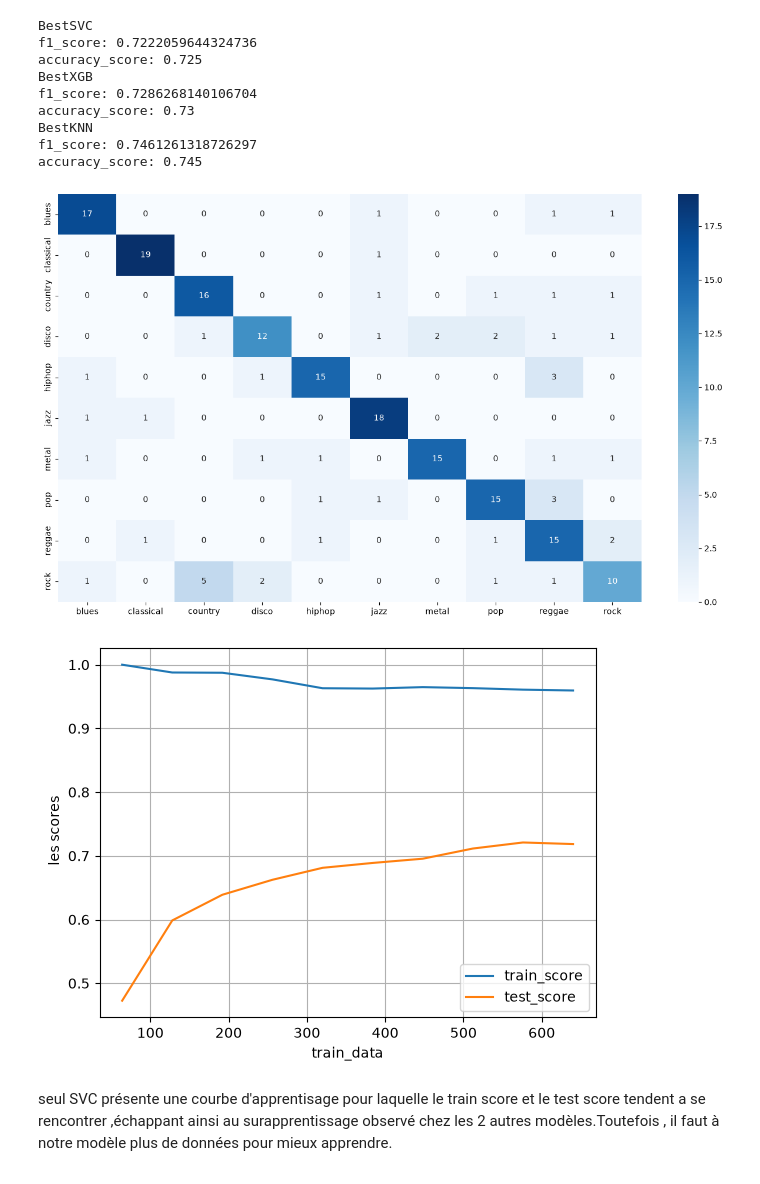
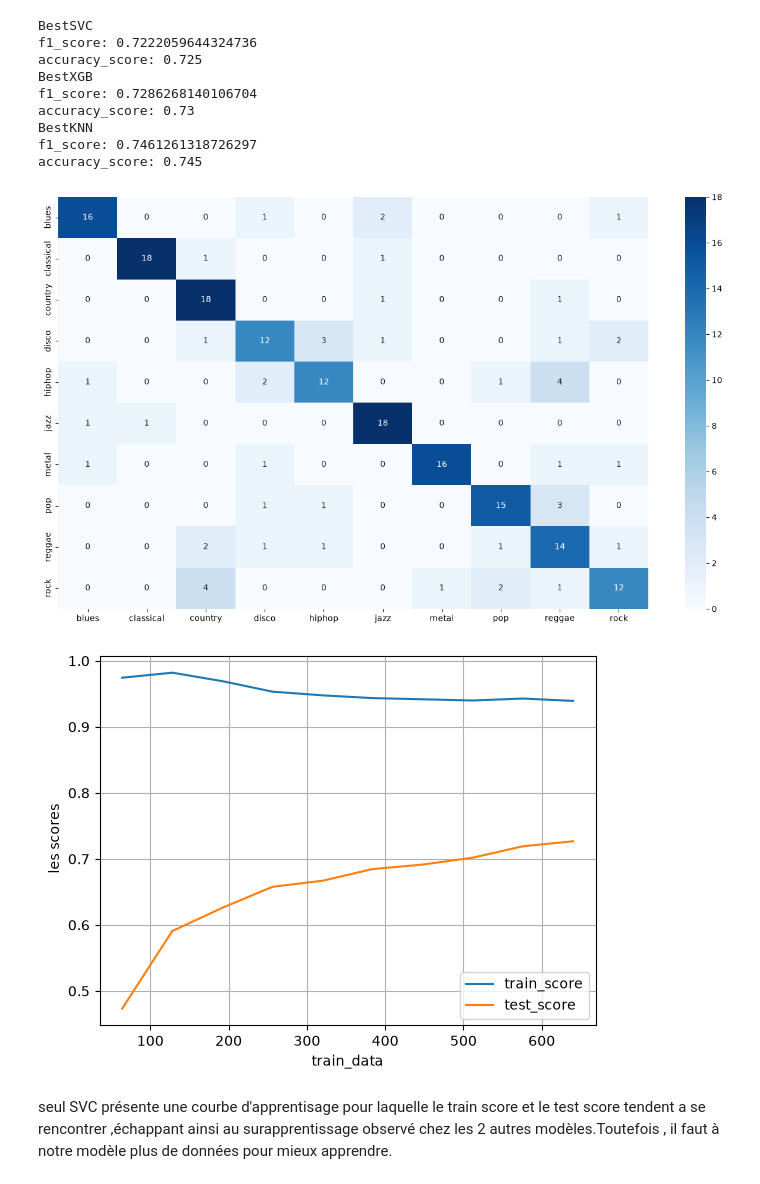
Before and after one commit to bancofenelon/machine_learning_for_musics-, a Jupyter notebook: GTZAN.ipynb, the cells around one changed output. Cells and saved outputs as stored; diff of their text form; code cells hidden in the pictures.

```diff
--- a/GTZAN.ipynb
+++ b/GTZAN.ipynb
@@ -410,17 +386,24 @@ BestKNN
 f1_score: 0.7461261318726297
 accuracy_score: 0.745
 # %%
+
+scaler = StandardScaler()
+X_train_scaled = scaler.fit_transform(X_train[top_descripteurs])   # fit uniquement  sur le train
+X_test_scaled  = scaler.transform(X_test[top_descripteurs])
+
+# entraînement du modèle sur X_train_scaled, etc.
+
 BestSVC.fit(X_train_scaled,y_train_encoded)
 y_pred = BestSVC.predict(X_test_scaled)
 #score = f1_score(y_test,y_pred,average='macro')
 confusion_matr = confusion_matrix(y_test_encoded, y_pred)
 plt.figure(figsize = (16, 9))
 sns.heatmap(confusion_matr, cmap="Blues", annot=True,
             xticklabels = ["blues", "classical", "country", "disco", "hiphop", "jazz", "metal", "pop", "reggae", "rock"],
            yticklabels=["blues", "classical", "country", "disco", "hiphop", "jazz", "metal", "pop", "reggae", "rock"]);
-plt.savefig("ConfusionMatrix.png")
+#plt.savefig("ConfusionMatrix.png")
 # %% [output]
-[figure, old version]
+[figure, new version]
 # %%
 # Courbe d'apprentissage
 from sklearn.model_selection import learning_curve
@@ -436,7 +419,7 @@ def learningCurve(model,X_train_scaled,y_train_scaled):
 # %%
 learningCurve(BestSVC,X_train_scaled,y_train_encoded)
 # %% [output]
-[figure, old version]
+[figure, new version]
 # %% [markdown]
 seul SVC présente une courbe d'apprentisage pour laquelle le train score et le test score tendent
 a se rencontrer ,échappant ainsi au surapprentissage observé chez les 2 autres modèles.Toutefois ,
```
Also changed, not shown: parts of 7 cells of this notebook, 2 other files.
